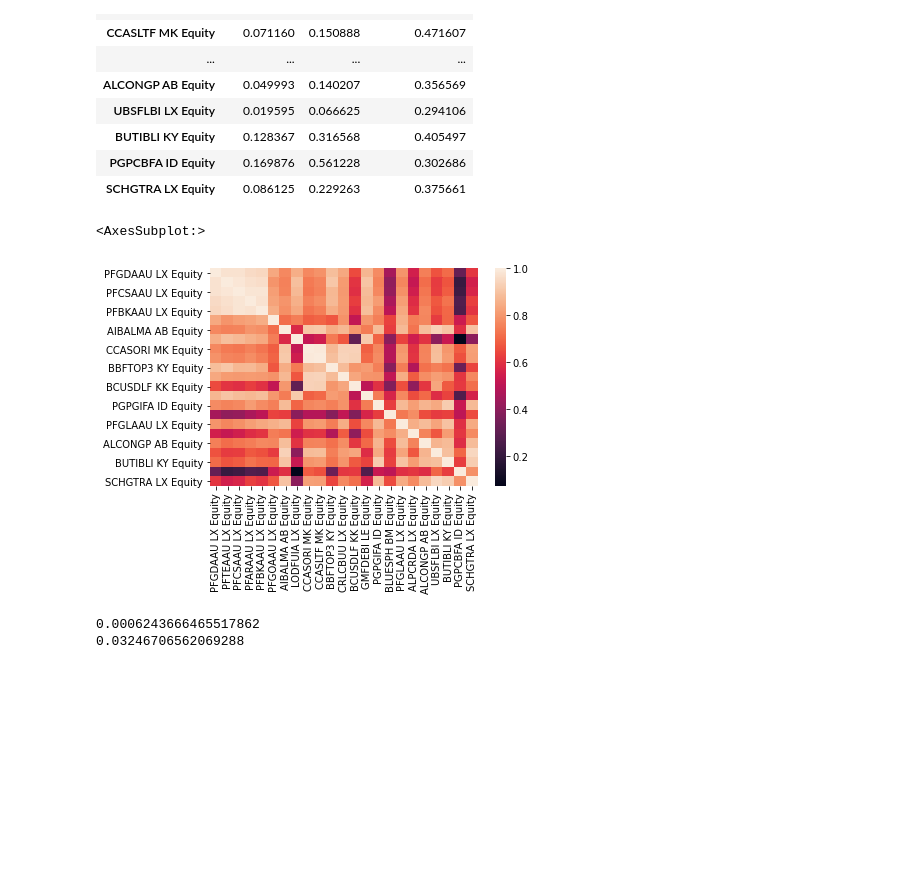
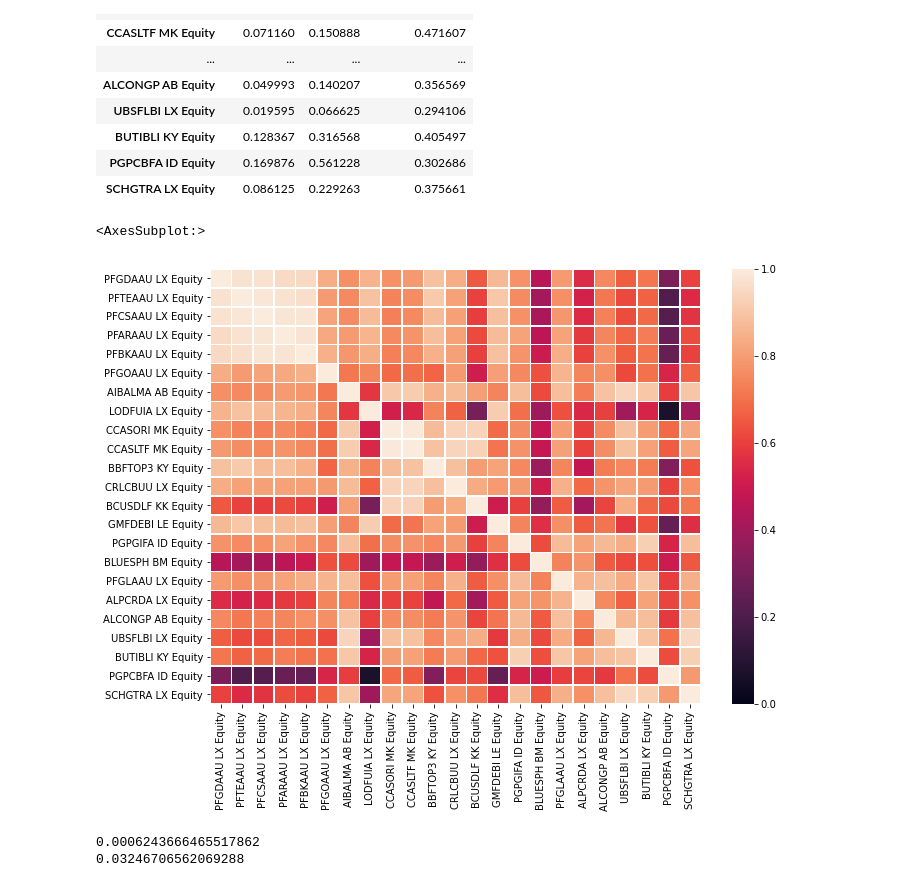
Before and after one commit to shahzebkayani/Portfolio-Optimization, a Jupyter notebook: Assesment .ipynb, the cells around one changed output. Drawn from its saved outputs; the diff is of its cells as text; code cells hidden in the pictures; blank space fills up the shorter version.

```diff
--- a/Assesment .ipynb
+++ b/Assesment .ipynb
@@ -172,10 +172,11 @@ assets
 | PGPCBFA ID Equity | 0.169876 | 0.561228 | 0.302686 |
 | SCHGTRA LX Equity | 0.086125 | 0.229263 | 0.375661 |
 # %%
-sb.heatmap(Ret_Corr)
+plt.subplots(figsize=(11, 8))
+sb.heatmap(Ret_Corr,vmin=0, vmax=1, linewidths=.5, )
 # %% [output]
 <AxesSubplot:>
-[figure, old version]
+[figure, new version]
 # %%
 w = [0.043]*23
 #w = {'PFGDAAU LX Equity':0.043, 'PFTEAAU LX Equity':0.043, 'PFCSAAU LX Equity':0.043, 'PFARAAU LX Equity':0.043, 'PFBKAAU LX Equity':0.043, 'PFGOAAU LX Equity':0.043, 'AIBALMA AB Equity':0.043, 'LODFUIA LX Equity':0.043, 'CCASORI MK Equity':0.043, 'CCASLTF MK Equity':0.043, 'BBFTOP3 KY Equity':0.043, 'CRLCBUU LX Equity':0.043, 'BCUSDLF KK Equity':0.043, 'GMFDEBI LE Equity':0.043,'PGPGIFA ID Equity':0.043, 'BLUESPH BM Equity':0.043, 'PFGLAAU LX Equity':0.043, 'ALPCRDA LX Equity':0.043, 'ALCONGP AB Equity':0.043, 'UBSFLBI LX Equity':0.043, 'BUTIBLI KY Equity':0.043, 'PGPCBFA ID Equity':0.043, 'SCHGTRA LX Equity':0.043}
```
